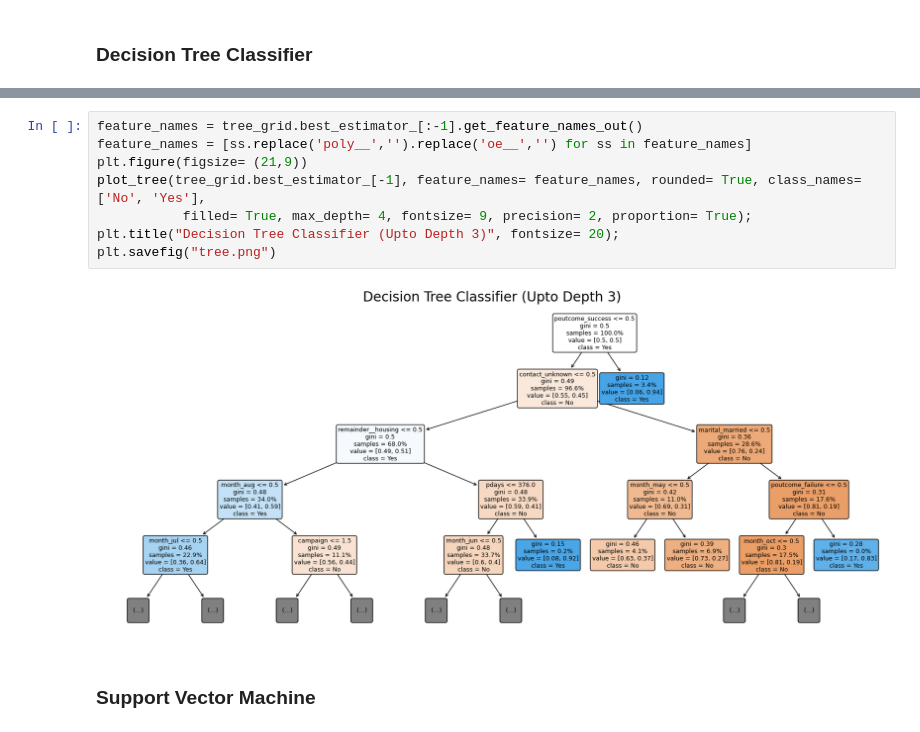
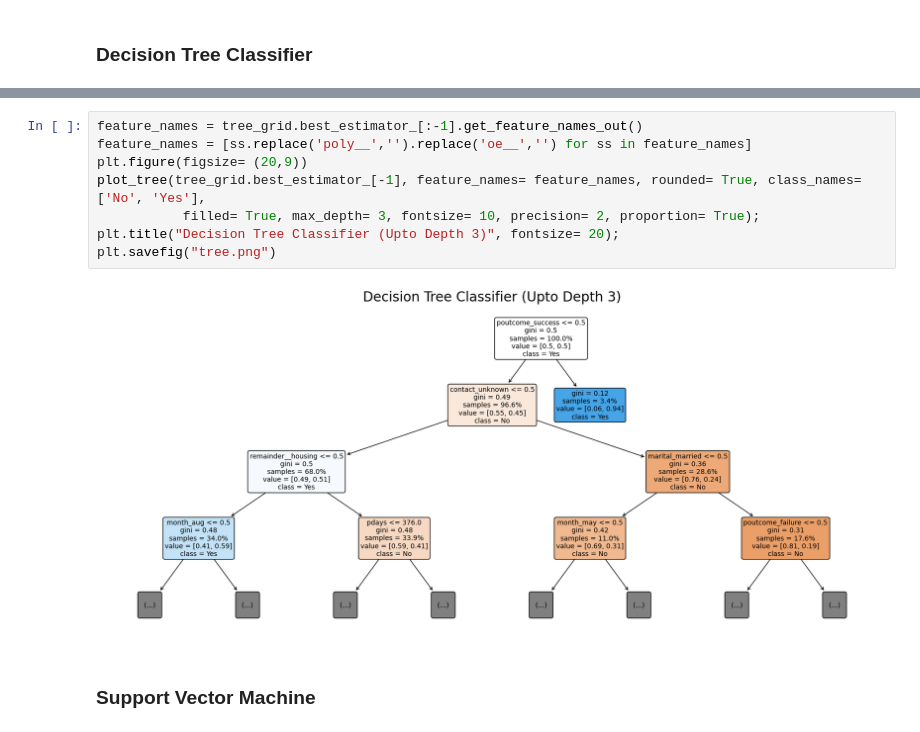
Before and after one commit to garimasc/bank_marketing, a Jupyter notebook: evaluate_classification.ipynb, the cells around one changed output, grey strips where cells are left out. Saved outputs shown, nothing was run; the diff lists cells and outputs as text.

```diff
--- a/evaluate_classification.ipynb
+++ b/evaluate_classification.ipynb
@@ -142,13 +168,13 @@ Test F1-score for Tree Classifier: 0.43
 # %%
 feature_names = tree_grid.best_estimator_[:-1].get_feature_names_out()
 feature_names = [ss.replace('poly__','').replace('oe__','') for ss in feature_names]
-plt.figure(figsize= (21,9))
+plt.figure(figsize= (20,9))
 plot_tree(tree_grid.best_estimator_[-1], feature_names= feature_names, rounded= True, class_names= ['No', 'Yes'],
-           filled= True, max_depth= 4, fontsize= 9, precision= 2, proportion= True);
+           filled= True, max_depth= 3, fontsize= 10, precision= 2, proportion= True);
 plt.title("Decision Tree Classifier (Upto Depth 3)", fontsize= 20);
 plt.savefig("tree.png")
 # %% [output]
-[figure, old version]
+[figure, new version]
 # %% [markdown]
 ### Support Vector Machine
 # %%
```
Also changed, not shown: parts of 5 cells of this notebook, 5 other files.
